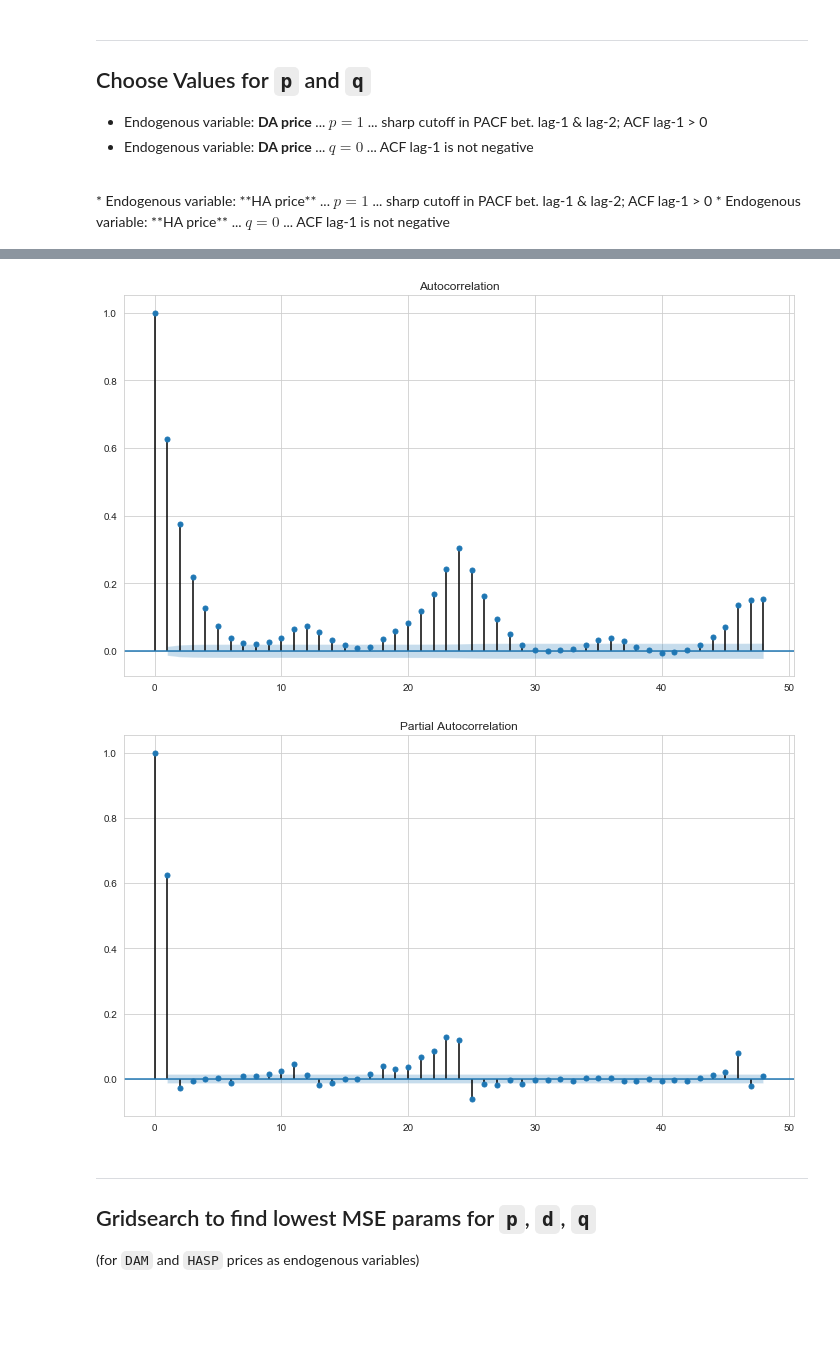
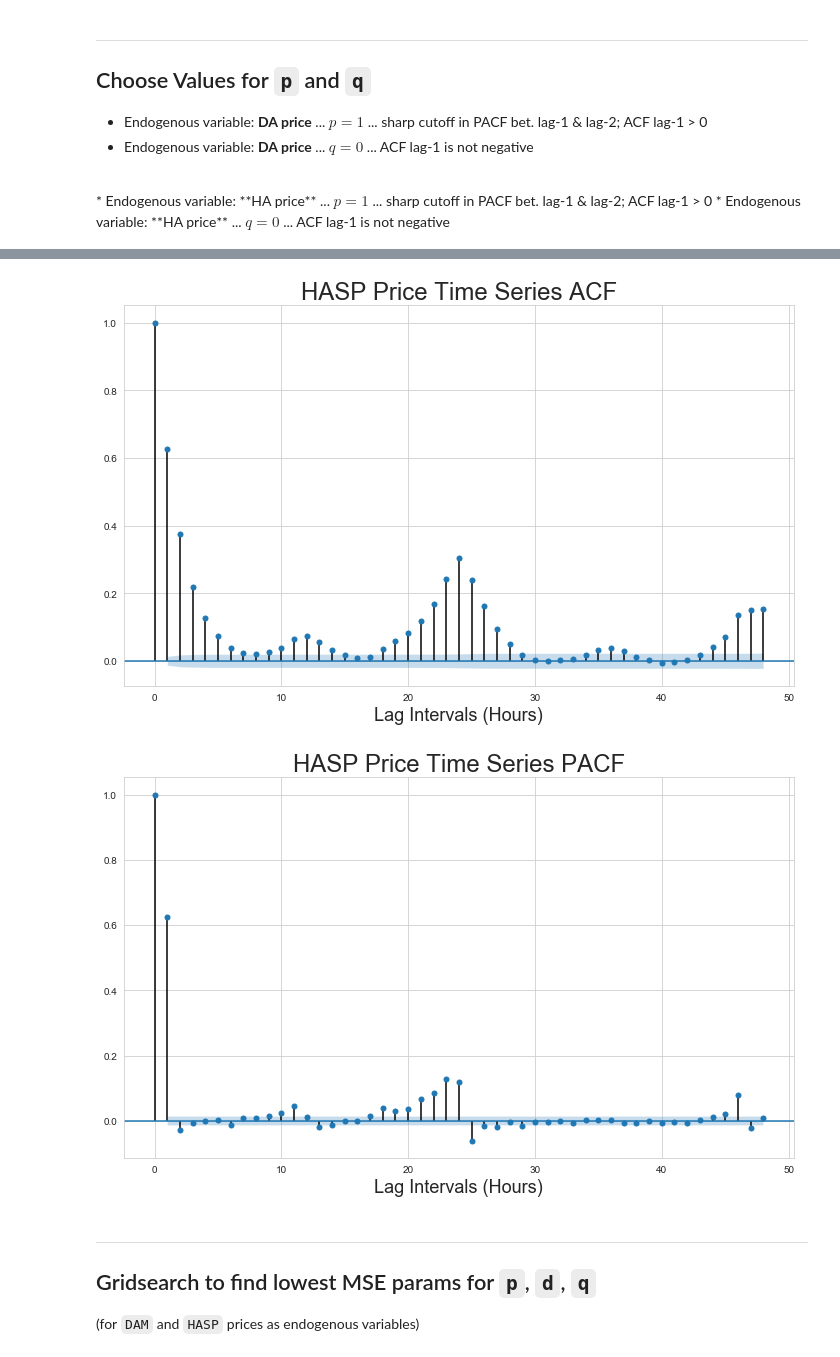
Before and after one commit to manukalia/CA_Electricty_Price_Prediction_Neural_Net, a Jupyter notebook: code/6a_ARIMA_Model_Continuous_Targets.ipynb, the cells around one changed output, grey strips where cells are left out. Drawn from its saved outputs; the diff is of its cells as text; code cells hidden in the pictures; blank space fills up the shorter version.

```diff
--- a/code/6a_ARIMA_Model_Continuous_Targets.ipynb
+++ b/code/6a_ARIMA_Model_Continuous_Targets.ipynb
@@ -111,13 +122,21 @@ plot_pacf(train['dam_price_per_mwh'], lags=24*2, ax=ax);
 # %%
 fig, ax = plt.subplots(figsize=(12,7))
-plot_acf(train['hasp_price_per_mwh'], lags=24*2, ax=ax);
+plot_acf(train['hasp_price_per_mwh'], lags=24*2, ax=ax)
+plt.title('HASP Price Time Series ACF', fontsize=24)
+plt.xlabel('Lag Intervals (Hours)', fontsize=18)
+plt.savefig('../images/hasp_acf.jpg')
+plt.show();
 # %% [output]
-[figure, old version]
+[figure, new version]
 # %%
 fig, ax = plt.subplots(figsize=(12,7))
-plot_pacf(train['hasp_price_per_mwh'], lags=24*2, ax=ax);
+plot_pacf(train['hasp_price_per_mwh'], lags=24*2, ax=ax)
+plt.title('HASP Price Time Series PACF', fontsize=24)
+plt.xlabel('Lag Intervals (Hours)', fontsize=18)
+plt.savefig('../images/hasp_pacf.jpg')
+plt.show();
 # %% [output]
-[figure, old version]
+[figure, new version]
 # %% [markdown]
 ---
 
```
Also changed, not shown: parts of 11 cells of this notebook, 11 other files.
